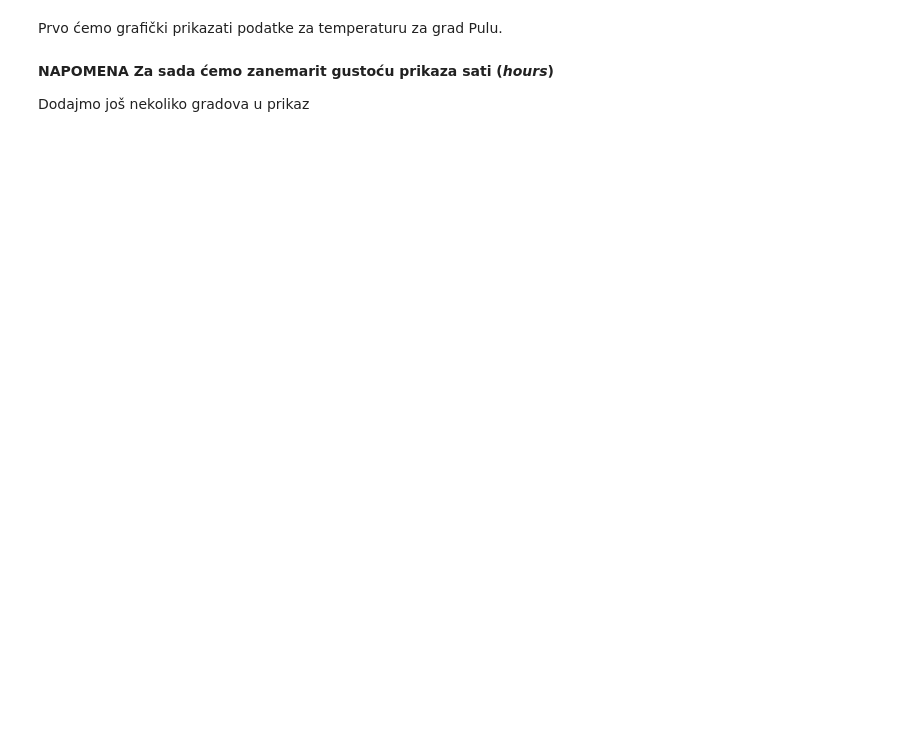
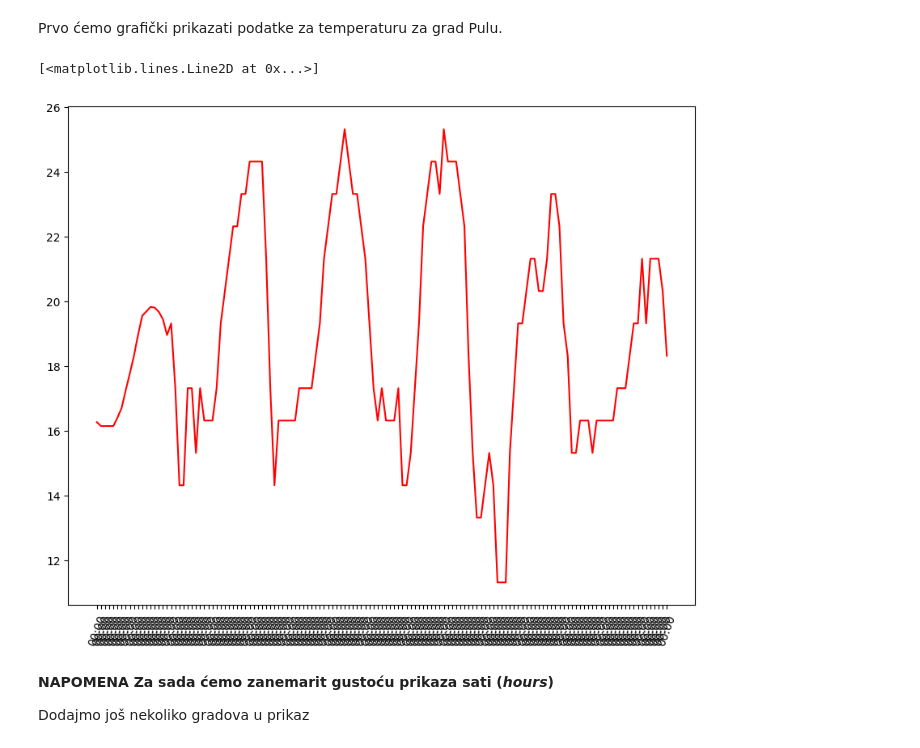
Before and after one commit to py-dev-algebra/py-jupyter-nb, a Jupyter notebook: 04 - NumPy/NumPy - Numerical Python Napredna primjena.ipynb, the cells around one changed output. Saved outputs shown, nothing was run; the diff lists cells and outputs as text; code cells hidden in the pictures; blank space fills up the shorter version.

```diff
--- a/04 - NumPy/NumPy - Numerical Python Napredna primjena.ipynb
+++ b/04 - NumPy/NumPy - Numerical Python Napredna primjena.ipynb
@@ -489,3 +515,14 @@ Sada možemo automatizirati naše prikupljanje podataka.
 #### ANALIZA PODATAKA
 
 Napokon možemo krenuti na analizu podataka. Prvo ćemo učitati *DataFrame* za svaki grad iz njegove *csv* datoteke
+# %%
+pula_df = pd.read_csv('./vjezba_datoteke/df_Pula.csv')
+pazin_df = pd.read_csv('./vjezba_datoteke/df_Pazin.csv')
+motovun_df = pd.read_csv('./vjezba_datoteke/df_Motovun.csv')
+labin_df = pd.read_csv('./vjezba_datoteke/df_labin.csv')
+buzet_df = pd.read_csv('./vjezba_datoteke/df_Buzet.csv')
+buje_df = pd.read_csv('./vjezba_datoteke/df_Buje.csv')
+visnjan_df = pd.read_csv('./vjezba_datoteke/df_Višnjan.csv')
+kanfanar_df = pd.read_csv('./vjezba_datoteke/df_Kanfanar.csv')
+zminj_df = pd.read_csv('./vjezba_datoteke/df_Žminj.csv')
+vodnjan_df = pd.read_csv('./vjezba_datoteke/df_Vodnjan.csv')
@@ -492,5 +545,20 @@ Napokon možemo krenuti na analizu podataka. Prvo ćemo učitati *DataFrame* za
 # %% [markdown]
 Prvo ćemo grafički prikazati podatke za temperaturu za grad Pulu.
+# %%
+plt.rcParams['figure.figsize'] = [10, 8]
+plt.rcParams['figure.dpi'] = 100
+# %%
+y1 = pula_df['temp']
+x1 = pula_df['date_time']
+fig, ax = plt.subplots()
+
+plt.xticks(rotation=70)
+hours = mdates.DateFormatter('%H:%M')
+ax.xaxis.set_major_formatter(hours)
+ax.plot(x1, y1, 'r')
+# %% [output]
+[<matplotlib.lines.Line2D at 0x...>]
+[figure, added]
 # %% [markdown]
 **NAPOMENA Za sada ćemo zanemarit gustoću prikaza sati (*hours*)**
 
```
Also changed, not shown: parts of 14 cells of this notebook, 10 other files.
